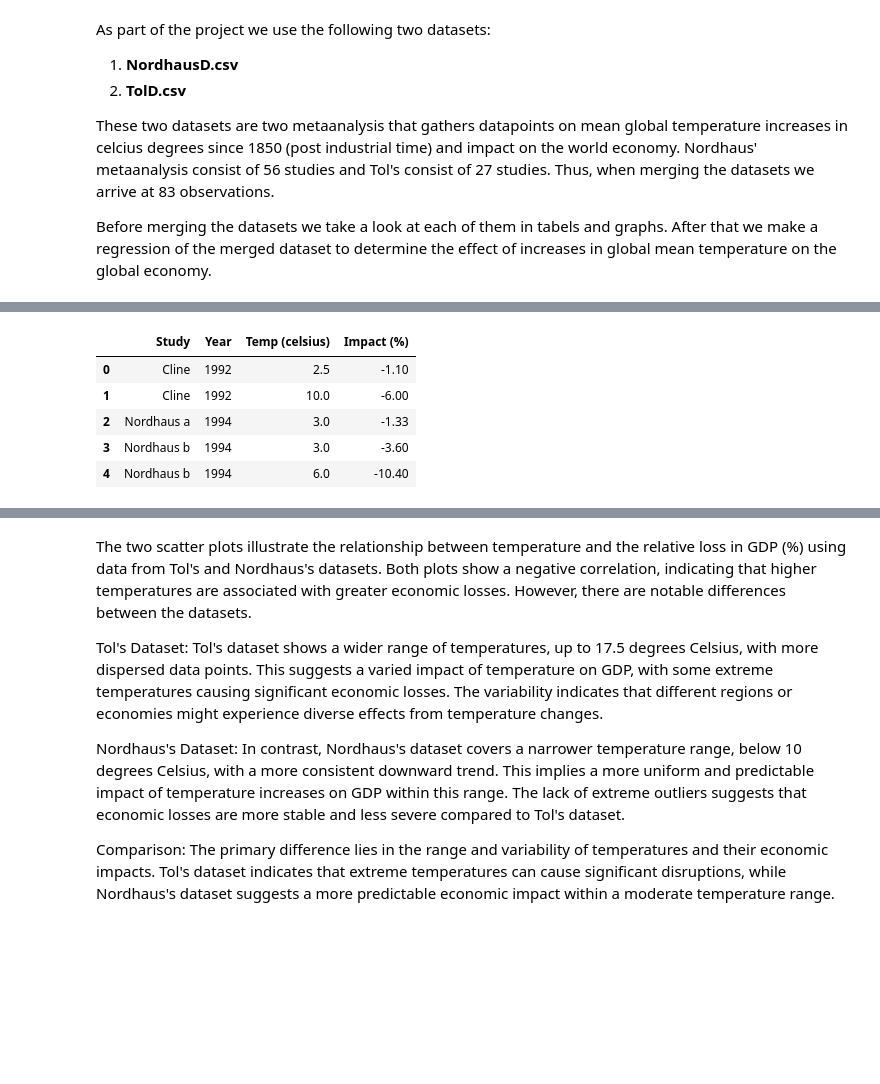
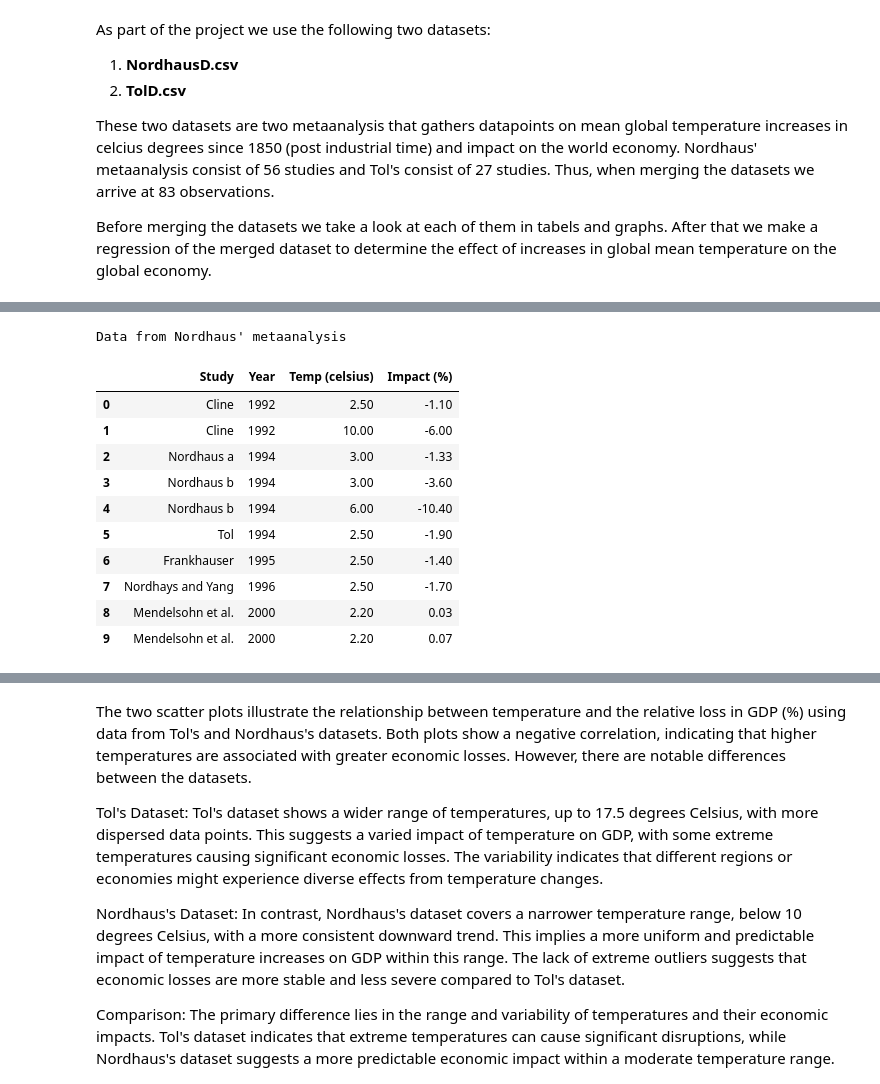
Before and after one commit to NumEconCopenhagen/projects-2024-carl-emil-nicholas-og-christian, a Jupyter notebook: dataproject/dataproject.ipynb, the cells around one changed output, grey strips where cells are left out. Saved outputs shown, nothing was run; the diff lists cells and outputs as text; code cells hidden in the pictures; blank space fills up the shorter version.

```diff
--- a/dataproject/dataproject.ipynb
+++ b/dataproject/dataproject.ipynb
@@ -62,13 +125,37 @@ plt.show()
-# %%
-Nordhaus =  'NordhausD.csv'
-pd.read_csv(Nordhaus).head(5)
-# %% [output]
-|  | Study | Year | Temp (celsius) | Impact (%) |
-| 0 | Cline | 1992 | 2.5 | -1.10 |
-| 1 | Cline | 1992 | 10.0 | -6.00 |
-| 2 | Nordhaus a | 1994 | 3.0 | -1.33 |
-| 3 | Nordhaus b | 1994 | 3.0 | -3.60 |
-| 4 | Nordhaus b | 1994 | 6.0 | -10.40 |
+# %%
+# Read the NordhausD.csv file
+df = pd.read_csv('NordhausD.csv')
+
+# Format the 'Temp (celsius)' and 'Impact (%)' columns to 2 decimal places
+df['Temp (celsius)'] = df['Temp (celsius)'].round(2)
+df['Impact (%)'] = df['Impact (%)'].round(2)
+
+# Create a styled table for the first 10 rows with a larger and centered title
+df_styled = df.head(10).style.set_caption("Data from Nordhaus' metaanalysis").set_table_styles([
+    {'selector': 'caption',
+     'props': [
+         ('color', 'blue'),
+         ('font-size', '18px'),
+         ('font-weight', 'bold'),
+         ('text-align', 'center')
+     ]}
+]).format({'Temp (celsius)': '{:.2f}', 'Impact (%)': '{:.2f}'})
+
+# Display the styled table
+df_styled
+# %% [output]
+Data from Nordhaus' metaanalysis
+|  | Study | Year | Temp (celsius) | Impact (%) |
+| 0 | Cline | 1992 | 2.50 | -1.10 |
+| 1 | Cline | 1992 | 10.00 | -6.00 |
+| 2 | Nordhaus a | 1994 | 3.00 | -1.33 |
+| 3 | Nordhaus b | 1994 | 3.00 | -3.60 |
+| 4 | Nordhaus b | 1994 | 6.00 | -10.40 |
+| 5 | Tol | 1994 | 2.50 | -1.90 |
+| 6 | Frankhauser | 1995 | 2.50 | -1.40 |
+| 7 | Nordhays and Yang | 1996 | 2.50 | -1.70 |
+| 8 | Mendelsohn et al. | 2000 | 2.20 | 0.03 |
+| 9 | Mendelsohn et al. | 2000 | 2.20 | 0.07 |
 # %%
 # Load the data from CSV file into a DataFrame
 data2 = pd.read_csv('NordhausD.csv')
```
Also changed, not shown: parts of 16 cells of this notebook.
